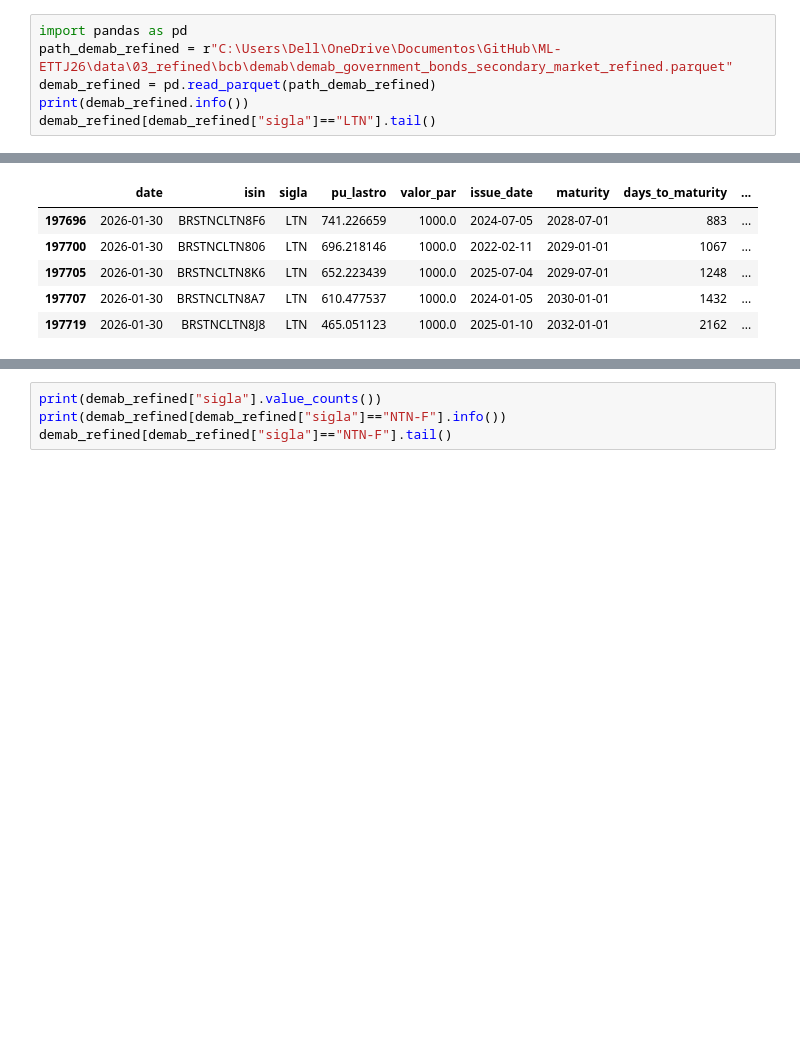
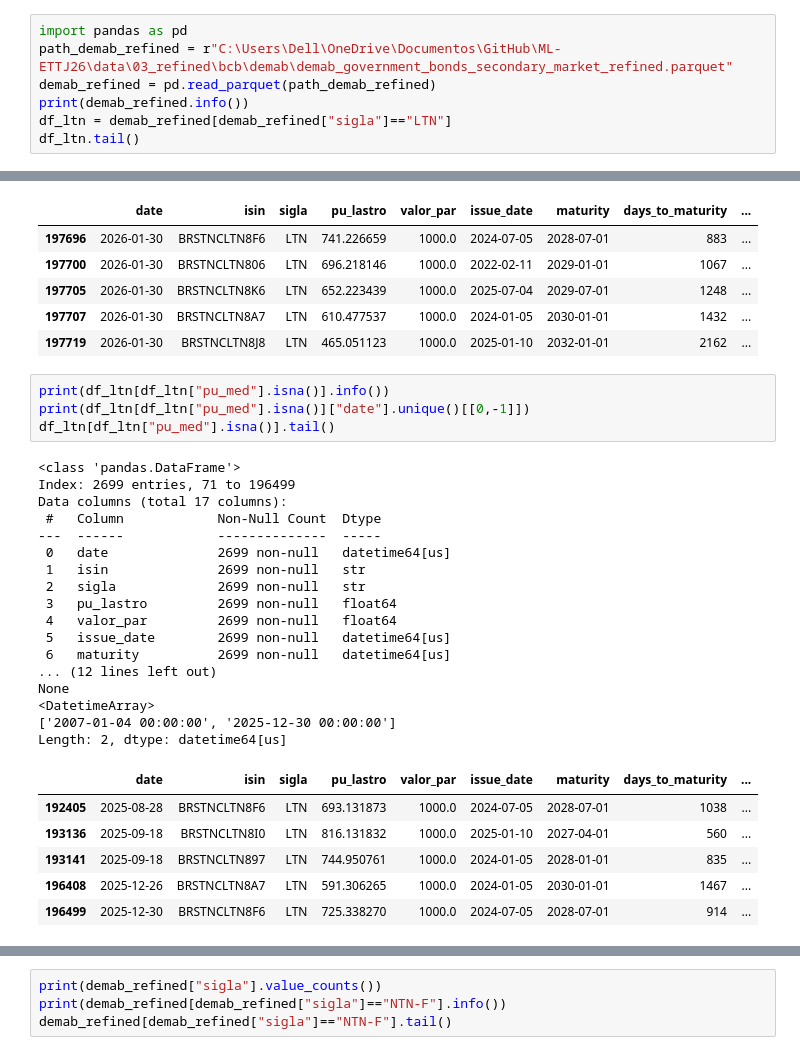
Before and after one commit to JuanRocha01/ML-ETTJ26, a Jupyter notebook: study/refined.ipynb, the cells around one changed output, grey strips where cells are left out. Drawn from its saved outputs; the diff is of its cells as text; blank space fills up the shorter version.

```diff
--- a/study/refined.ipynb
+++ b/study/refined.ipynb
@@ -232,7 +232,8 @@ import pandas as pd
 path_demab_refined = r"C:\Users\Dell\OneDrive\Documentos\GitHub\ML-ETTJ26\data\03_refined\bcb\demab\demab_government_bonds_secondary_market_refined.parquet"
 demab_refined = pd.read_parquet(path_demab_refined)
 print(demab_refined.info())
-demab_refined[demab_refined["sigla"]=="LTN"].tail()
+df_ltn = demab_refined[demab_refined["sigla"]=="LTN"]
+df_ltn.tail()
 # %% [output]
 <class 'pandas.DataFrame'>
 RangeIndex: 197738 entries, 0 to 197737
@@ -257,3 +258,31 @@ None
 | 197705 | 2026-01-30 | BRSTNCLTN8K6 | LTN | 652.223439 | 1000.0 | 2025-07-04 | 2029-07-01 | 1248 | ... |
 | 197707 | 2026-01-30 | BRSTNCLTN8A7 | LTN | 610.477537 | 1000.0 | 2024-01-05 | 2030-01-01 | 1432 | ... |
 | 197719 | 2026-01-30 | BRSTNCLTN8J8 | LTN | 465.051123 | 1000.0 | 2025-01-10 | 2032-01-01 | 2162 | ... |
+# %%
+print(df_ltn[df_ltn["pu_med"].isna()].info())
+print(df_ltn[df_ltn["pu_med"].isna()]["date"].unique()[[0,-1]])
+df_ltn[df_ltn["pu_med"].isna()].tail()
+# %% [output]
+<class 'pandas.DataFrame'>
+Index: 2699 entries, 71 to 196499
+Data columns (total 17 columns):
+ #   Column            Non-Null Count  Dtype
+---  ------            --------------  -----
+ 0   date              2699 non-null   datetime64[us]
+ 1   isin              2699 non-null   str
+ 2   sigla             2699 non-null   str
+ 3   pu_lastro         2699 non-null   float64
+ 4   valor_par         2699 non-null   float64
+ 5   issue_date        2699 non-null   datetime64[us]
+ 6   maturity          2699 non-null   datetime64[us]
+... (12 lines left out)
+None
+<DatetimeArray>
+['2007-01-04 00:00:00', '2025-12-30 00:00:00']
+Length: 2, dtype: datetime64[us]
+|  | date | isin | sigla | pu_lastro | valor_par | issue_date | maturity | days_to_maturity | ... |
+| 192405 | 2025-08-28 | BRSTNCLTN8F6 | LTN | 693.131873 | 1000.0 | 2024-07-05 | 2028-07-01 | 1038 | ... |
+| 193136 | 2025-09-18 | BRSTNCLTN8I0 | LTN | 816.131832 | 1000.0 | 2025-01-10 | 2027-04-01 | 560 | ... |
+| 193141 | 2025-09-18 | BRSTNCLTN897 | LTN | 744.950761 | 1000.0 | 2024-01-05 | 2028-01-01 | 835 | ... |
+| 196408 | 2025-12-26 | BRSTNCLTN8A7 | LTN | 591.306265 | 1000.0 | 2024-01-05 | 2030-01-01 | 1467 | ... |
+| 196499 | 2025-12-30 | BRSTNCLTN8F6 | LTN | 725.338270 | 1000.0 | 2024-07-05 | 2028-07-01 | 914 | ... |
```
Also changed, not shown: parts of 1 cell of this notebook, 12 other files.
